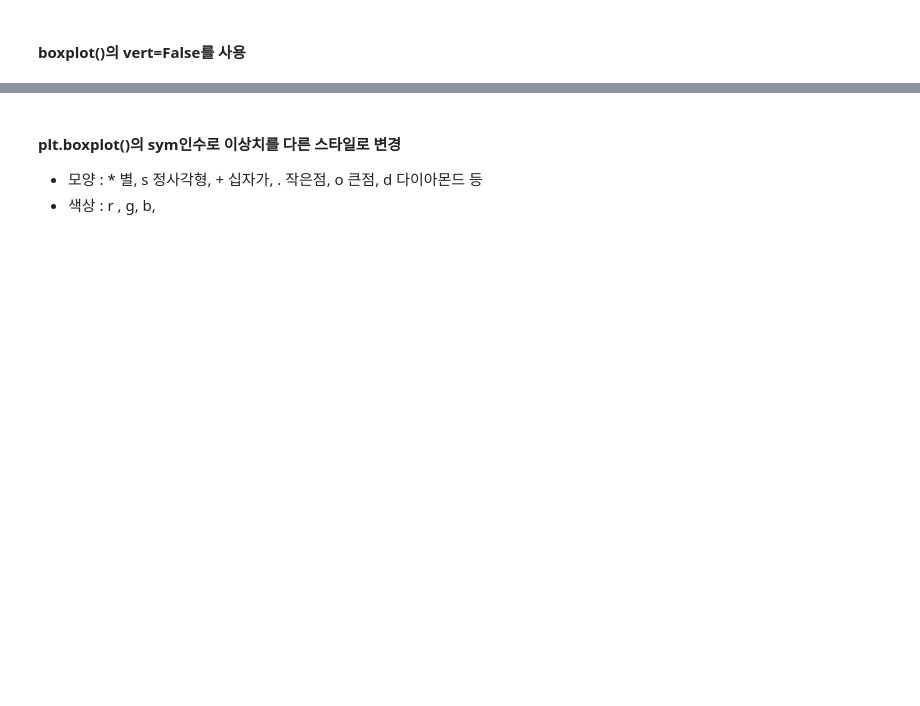
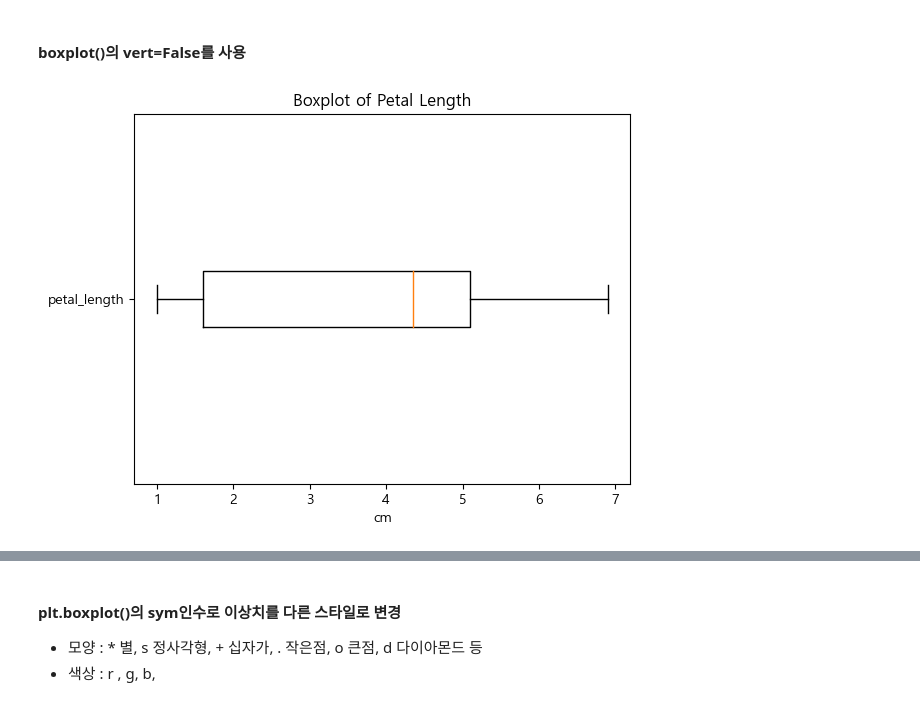
Before and after one commit to Yerial1125/visualization, a Jupyter notebook: 2_Seaborn.ipynb, the cells around one changed output, grey strips where cells are left out. Saved outputs shown, nothing was run; the diff lists cells and outputs as text; code cells hidden in the pictures; blank space fills up the shorter version.

```diff
--- a/2_Seaborn.ipynb
+++ b/2_Seaborn.ipynb
@@ -509,2 +529,10 @@ iris['petal_length'].hist(grid=False)
 # %% [markdown]
 #### boxplot()의 vert=False를 사용
+# %%
+plt.boxplot(iris.petal_length, vert=False)
+plt.title('Boxplot of Petal Length')
+plt.xlabel('cm')
+plt.yticks([1],['petal_length'])
+plt.show()
+# %% [output]
+[figure, added]
```
Also changed, not shown: parts of 69 cells of this notebook.
